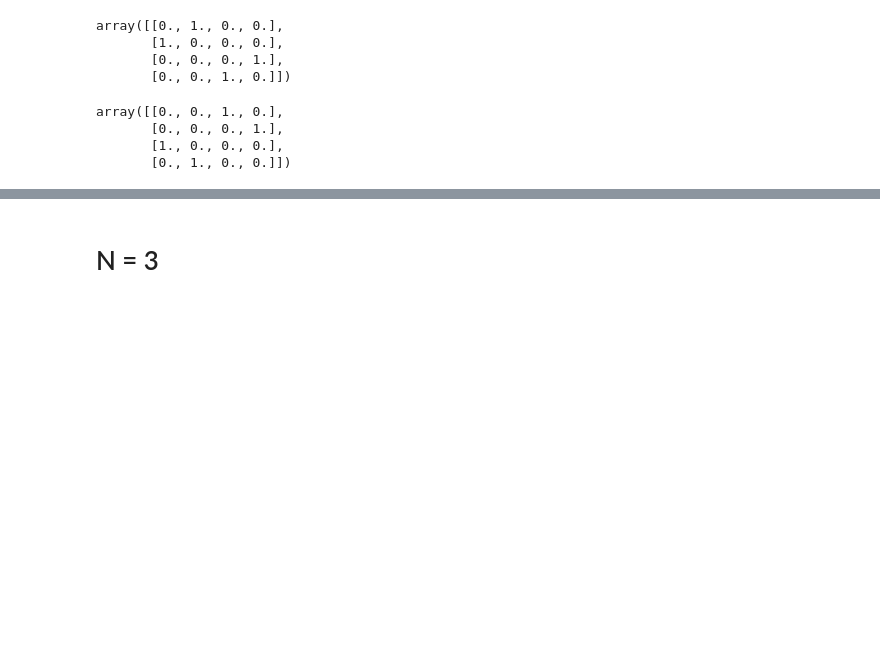
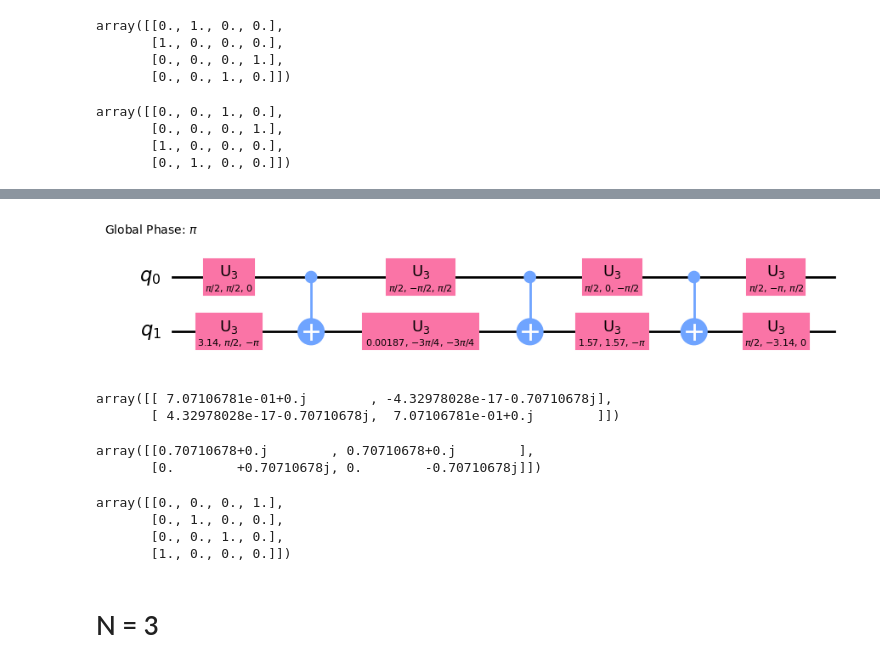
Before and after one commit to NLESC-quantum/hera_cal, a Jupyter notebook: example/matrix_decomp.ipynb, the cells around one changed output, grey strips where cells are left out. Saved outputs shown, nothing was run; the diff lists cells and outputs as text; code cells hidden in the pictures; blank space fills up the shorter version.

```diff
--- a/example/matrix_decomp.ipynb
+++ b/example/matrix_decomp.ipynb
@@ -72,3 +163,39 @@ array([[0., 0., 1., 0.],
+# %%
+m = np.zeros((4,4))
+m[0,3] = m[3,0] = m[1,1] = m[2,2] = 1
+op = Operator(m)
+circ =QuantumCircuit(2)
+circ.unitary(m,[0,1])
+circ.decompose().draw('mpl')
+# %% [output]
+[figure, added]
+# %%
+c = QuantumCircuit(1)
+c.u(np.pi/2,-np.pi/2,np.pi/2,[0])
+Operator(c).data
+# %% [output]
+array([[ 7.07106781e-01+0.j        , -4.32978028e-17-0.70710678j],
+       [ 4.32978028e-17-0.70710678j,  7.07106781e-01+0.j        ]])
+# %%
+c=QuantumCircuit(1)
+c.h(0)
+c.s(0)
+# c.z(0)
+Operator(c).data
+# %% [output]
+array([[0.70710678+0.j        , 0.70710678+0.j        ],
+       [0.        +0.70710678j, 0.        -0.70710678j]])
+# %%
+circ = QuantumCircuit(2)
+circ.swap(0,1)
+circ.x(0)
+circ.x(1)
+Operator(circ).data.real
+# %% [output]
+array([[0., 0., 0., 1.],
+       [0., 1., 0., 0.],
+       [0., 0., 1., 0.],
+       [1., 0., 0., 0.]])
 # %% [markdown]
 # N = 3
 # %%
```
Also changed, not shown: parts of 8 cells of this notebook, 3 other files.
